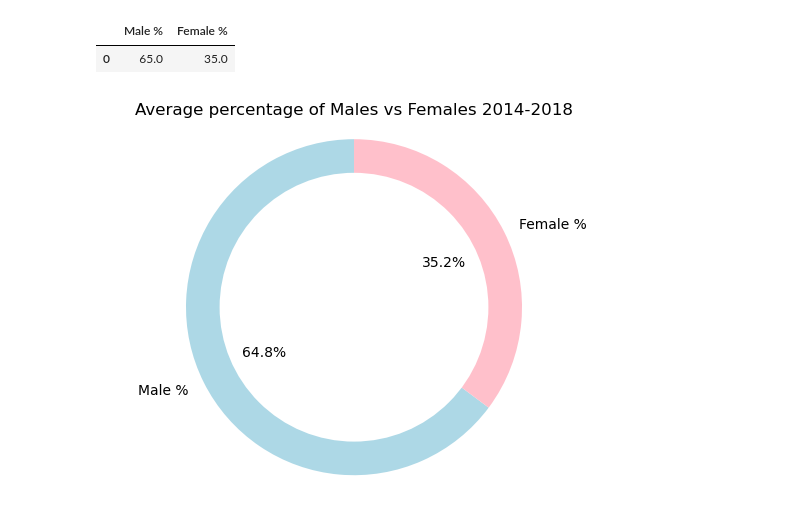
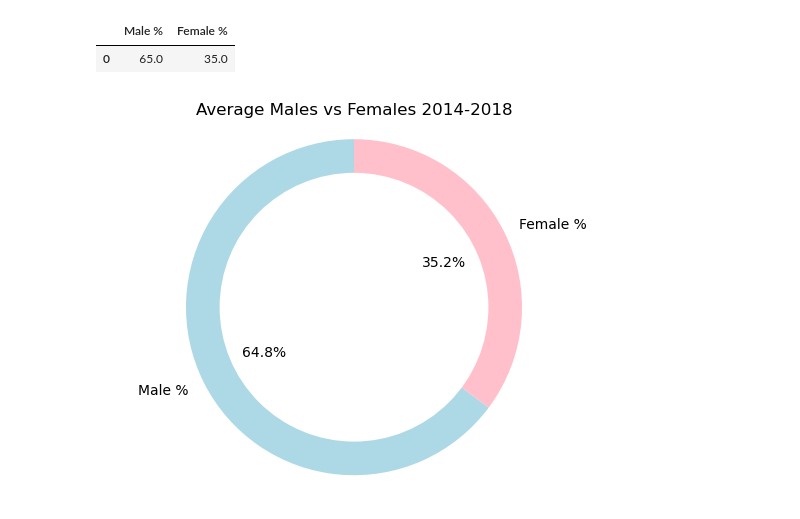
Before and after one commit to AIDecisions/project-1-group-15, a Jupyter notebook: 3-Q2-Gender percentage/gender_percentage.ipynb, the cells around one changed output. Saved outputs shown, nothing was run; the diff lists cells and outputs as text; code cells hidden in the pictures.

```diff
--- a/3-Q2-Gender percentage/gender_percentage.ipynb
+++ b/3-Q2-Gender percentage/gender_percentage.ipynb
@@ -210,20 +213,21 @@ total_df
 # %%
 # Data for males and females
 labels = ['Male %', 'Female %']
 sizes = [males_average, females_average]  # percentages for males and females
 
 fig1, ax1 = plt.subplots()
 ax1.pie(sizes, labels=labels, autopct='%1.1f%%', startangle=90, colors=gender_colors)
 
 # Draw a white circle at the center to create a donut chart
 centre_circle = plt.Circle((0,0),0.80,fc='white')
 fig = plt.gcf()
 fig.gca().add_artist(centre_circle)
 
 # Equal aspect ratio ensures that pie is drawn as a circle.
 ax1.axis('equal')
 
-plt.title('Average percentage of Males vs Females 2014-2018')
+plt.title('Average Males vs Females 2014-2018')
+plt.savefig("./images/MalesFemalesAllYears.png")
 plt.show()
 # %% [output]
-[figure, old version]
+[figure, new version]
```
Also changed, not shown: parts of 3 cells of this notebook, 43 other files.
